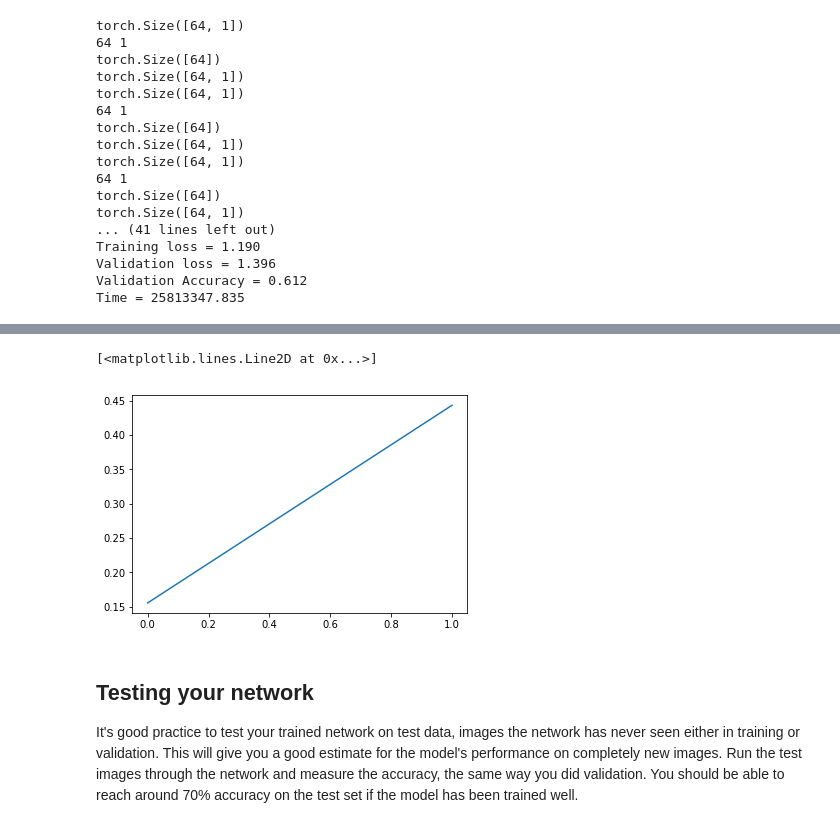
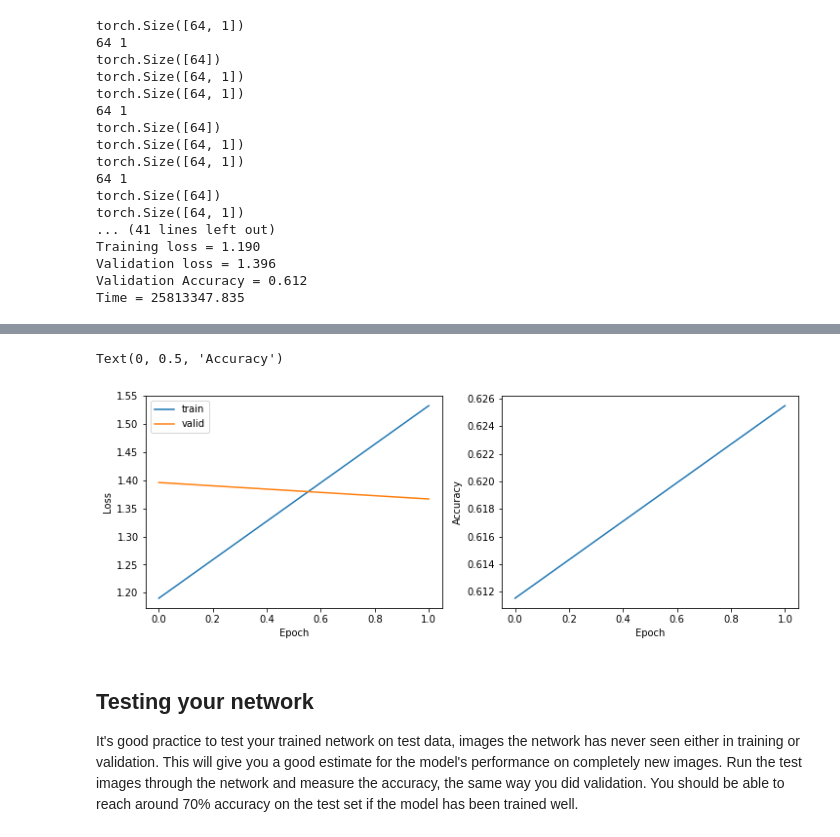
Before and after one commit to bvcmartins/dsndProject2, a Jupyter notebook: aipnd_main.ipynb, the cells around one changed output, grey strips where cells are left out. Saved outputs shown, nothing was run; the diff lists cells and outputs as text; code cells hidden in the pictures.

```diff
--- a/aipnd_main.ipynb
+++ b/aipnd_main.ipynb
@@ -101,5 +96,15 @@ def prepare_data(datapath, batch_size):
-# %%
-loader_train, loader_valid, loader_test = prepare_data(data_dir, batch_size)
+# %%
+# Udacity: The data for each set is loaded with torchvision's DataLoader
+# define dataloaders
+def prepare_loader(data_train, data_valid, data_test, batch_size):
+    loader_train = torch.utils.data.DataLoader(data_train, batch_size=batch_size, shuffle=True)
+    loader_valid = torch.utils.data.DataLoader(data_valid, batch_size=batch_size, shuffle=True)
+    loader_test = torch.utils.data.DataLoader(data_test, batch_size=batch_size, shuffle=True)
+
+    return loader_train, loader_valid, loader_test
+# %%
+data_train, data_valid, data_test = prepare_data(data_dir, batch_size)
+loader_train, loader_valid, loader_test = prepare_loader(data_train, data_test, data_valid, batch_size)
 # %%
 print('Training dataset has {} elements, validation dataset has {} elements and \
 testing dataset has {} elements'.format(len(loader_train.dataset), len(loader_valid.dataset), len(loader_test.dataset)))
@@ -272,6 +300,8 @@ def trainNet(model, criterion, optimizer, epochs, trainloader, validloader):
     acc = []
     valid_step = batch_size
     step_valid = 0
+
+    model.train()
 
     for e in range(epochs):
         start = time.time()
@@ -300,20 +330,11 @@ def trainNet(model, criterion, optimizer, epochs, trainloader, validloader):
                         loss = criterion(logp, labels)
                         valid_loss += loss.item()
                         prob = torch.exp(logp)
-                        top_p, top_class = prob.topk(1, dim=1) # returns just top_class
-                        print(top_class.shape)
-                        print(*top_class.shape)
-                        print(labels.shape)
-                        print(labels.view(*top_class.shape).shape)
-                        equals = top_class == labels.view(*top_class.shape) # "*" gets values out of Tensor
-                        accuracy += torch.mean(equals.type(torch.FloatTensor))
+                        #top_p, top_class = prob.topk(1, dim=1) # returns just top_class
+                        is_equal = (labels.data == prob.max(dim=1)[1])
+                        accuracy += torch.mean(is_equal.type(torch.FloatTensor))
 
-            # equals = (labels.data == prob.max(dim=1)[1])
-
-
-                #print(f'valid step: {step_valid}')
                 step_valid += 1
-
                 model.train()
 
                 # Udacity: During training, the validation loss and accuracy are displayed
@@ -369,8 +383,16 @@ plt.legend(loc='upper left')
-# %%
-plt.plot(acc)
-# %% [output]
-[<matplotlib.lines.Line2D at 0x...>]
-[figure, removed]
+# %%
+fig, axes = plt.subplots(figsize=(12,4), ncols=2)
+axes[0].plot(train_losses, label='train')
+axes[0].plot(valid_losses, label='valid')
+axes[0].legend(loc='upper left')
+axes[0].set_xlabel('Epoch')
+axes[0].set_ylabel('Loss')
+axes[1].plot(acc)
+axes[1].set_xlabel('Epoch')
+axes[1].set_ylabel('Accuracy')
+# %% [output]
+Text(0, 0.5, 'Accuracy')
+[figure, added]
 # %% [markdown]
 ## Testing your network
 
```
Also changed, not shown: parts of 30 cells of this notebook.
